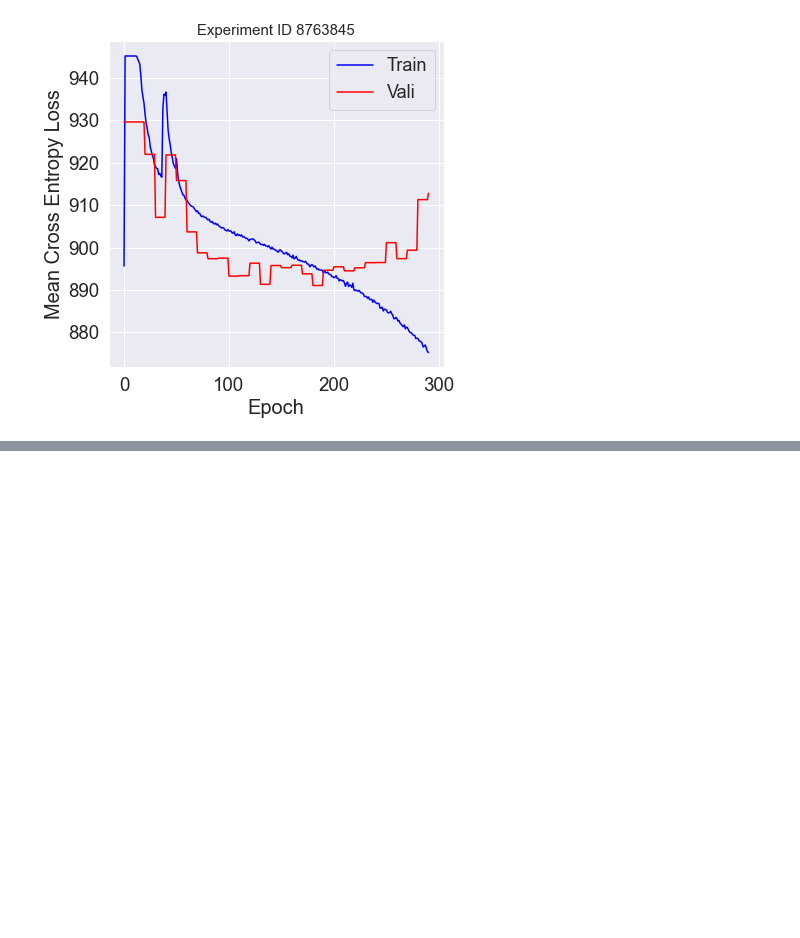
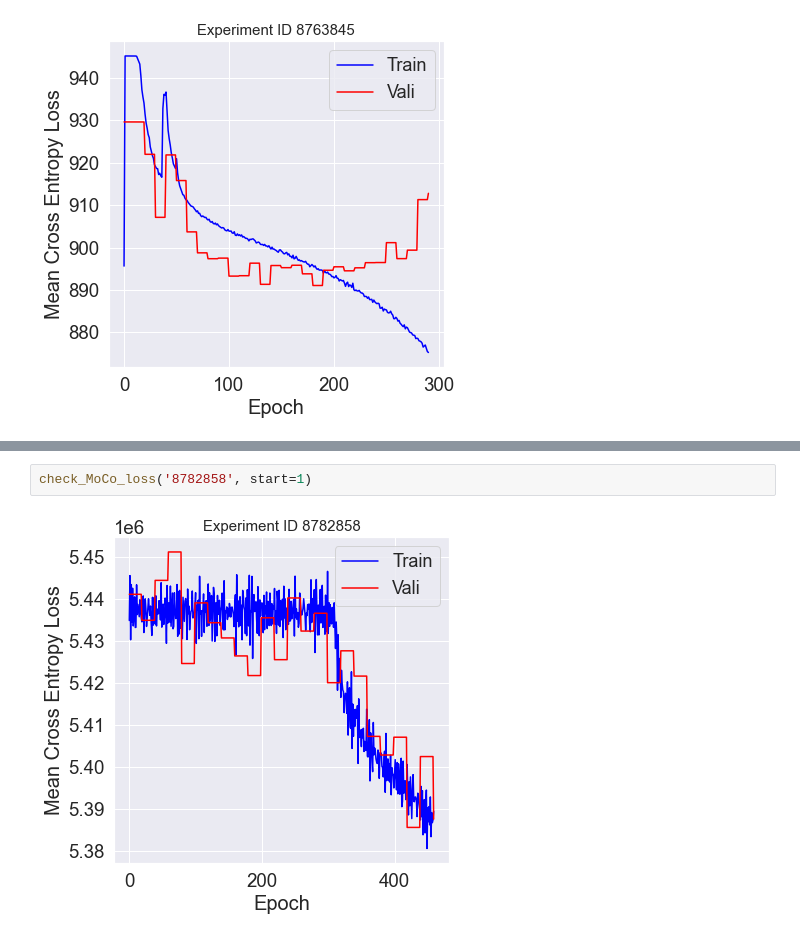
Before and after one commit to lin-bo/AutoLTS, a Jupyter notebook: visualization/res_visual.ipynb, the cells around one changed output, grey strips where cells are left out. Drawn from its saved outputs; the diff is of its cells as text; blank space fills up the shorter version.

```diff
--- a/visualization/res_visual.ipynb
+++ b/visualization/res_visual.ipynb
@@ -274,0 +279,4 @@ check_MoCo_loss('8763845')
+# %%
+check_MoCo_loss('8782858', start=1)
+# %% [output]
+[figure, added]
```
Also changed, not shown: parts of 2 cells of this notebook, 4 other files.
